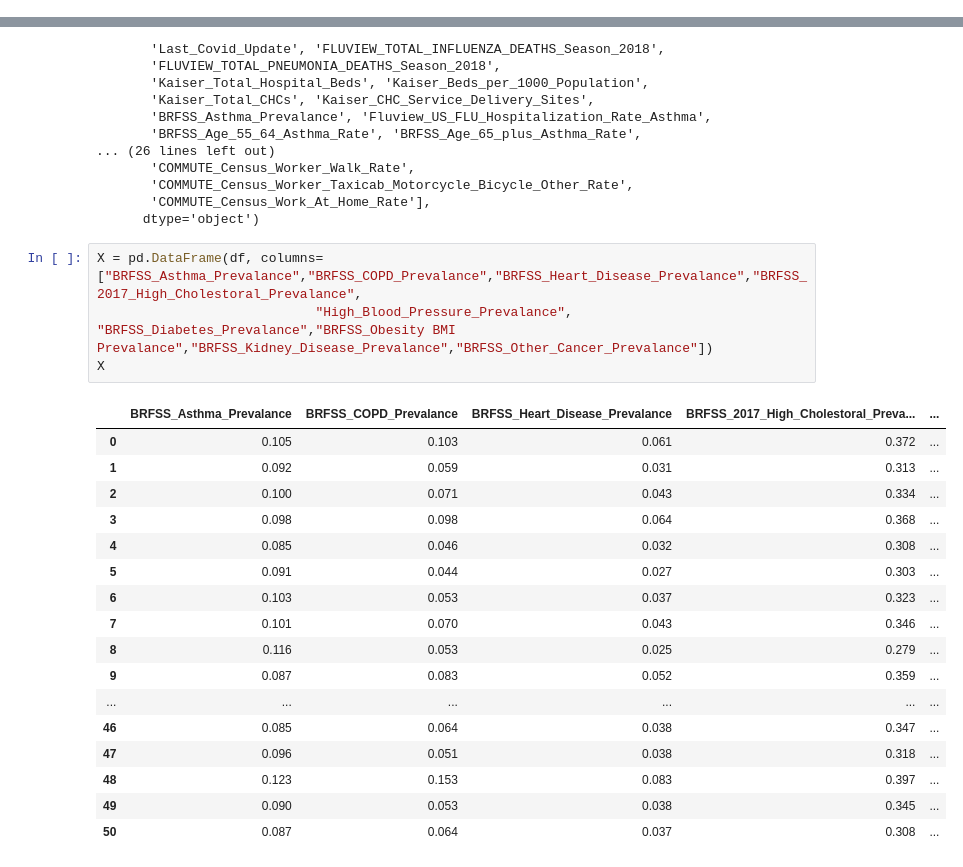
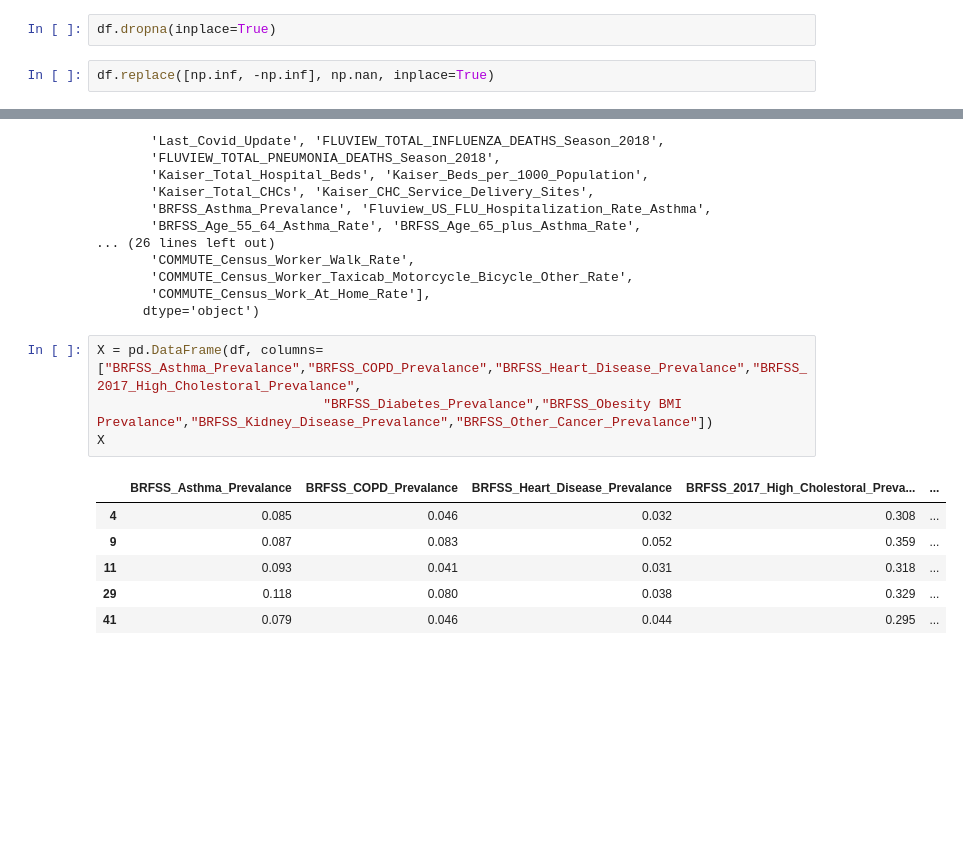
Before and after one commit to rvroomiii/group_hub, a Jupyter notebook: abraham_starter_code/COVID_project.ipynb, the cells around one changed output, grey strips where cells are left out. Saved outputs shown, nothing was run; the diff lists cells and outputs as text; blank space fills up the shorter version.

```diff
--- a/abraham_starter_code/COVID_project.ipynb
+++ b/abraham_starter_code/COVID_project.ipynb
@@ -40,3 +54,7 @@ df.head()
+# %%
+df.dropna(inplace=True)
+# %%
+df.replace([np.inf, -np.inf], np.nan, inplace=True)
 # %%
 df.columns
 # %% [output]
@@ -59,26 +77,15 @@ Index(['REGION', 'Area', 'CENSUS_2010_TOTAL_POPULATION',
       dtype='object')
 # %%
 X = pd.DataFrame(df, columns=["BRFSS_Asthma_Prevalance","BRFSS_COPD_Prevalance","BRFSS_Heart_Disease_Prevalance","BRFSS_2017_High_Cholestoral_Prevalance",
-                            "High_Blood_Pressure_Prevalance", "BRFSS_Diabetes_Prevalance","BRFSS_Obesity BMI Prevalance","BRFSS_Kidney_Disease_Prevalance","BRFSS_Other_Cancer_Prevalance"])
+                             "BRFSS_Diabetes_Prevalance","BRFSS_Obesity BMI Prevalance","BRFSS_Kidney_Disease_Prevalance","BRFSS_Other_Cancer_Prevalance"])
 X
 # %% [output]
 |  | BRFSS_Asthma_Prevalance | BRFSS_COPD_Prevalance | BRFSS_Heart_Disease_Prevalance | BRFSS_2017_High_Cholestoral_Preva... | ... |
-| 0 | 0.105 | 0.103 | 0.061 | 0.372 | ... |
-| 1 | 0.092 | 0.059 | 0.031 | 0.313 | ... |
-| 2 | 0.100 | 0.071 | 0.043 | 0.334 | ... |
-| 3 | 0.098 | 0.098 | 0.064 | 0.368 | ... |
 | 4 | 0.085 | 0.046 | 0.032 | 0.308 | ... |
-| 5 | 0.091 | 0.044 | 0.027 | 0.303 | ... |
-| 6 | 0.103 | 0.053 | 0.037 | 0.323 | ... |
-| 7 | 0.101 | 0.070 | 0.043 | 0.346 | ... |
-| 8 | 0.116 | 0.053 | 0.025 | 0.279 | ... |
 | 9 | 0.087 | 0.083 | 0.052 | 0.359 | ... |
-| ... | ... | ... | ... | ... | ... |
-| 46 | 0.085 | 0.064 | 0.038 | 0.347 | ... |
-| 47 | 0.096 | 0.051 | 0.038 | 0.318 | ... |
-| 48 | 0.123 | 0.153 | 0.083 | 0.397 | ... |
-| 49 | 0.090 | 0.053 | 0.038 | 0.345 | ... |
-| 50 | 0.087 | 0.064 | 0.037 | 0.308 | ... |
+| 11 | 0.093 | 0.041 | 0.031 | 0.318 | ... |
+| 29 | 0.118 | 0.080 | 0.038 | 0.329 | ... |
+| 41 | 0.079 | 0.046 | 0.044 | 0.295 | ... |
 # %%
 row_names = df["REGION"]
 row_names
```
Also changed, not shown: parts of 21 cells of this notebook.
